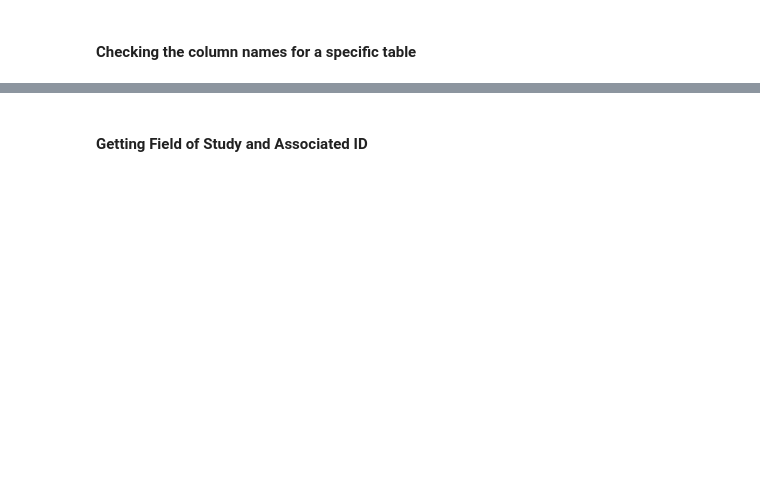
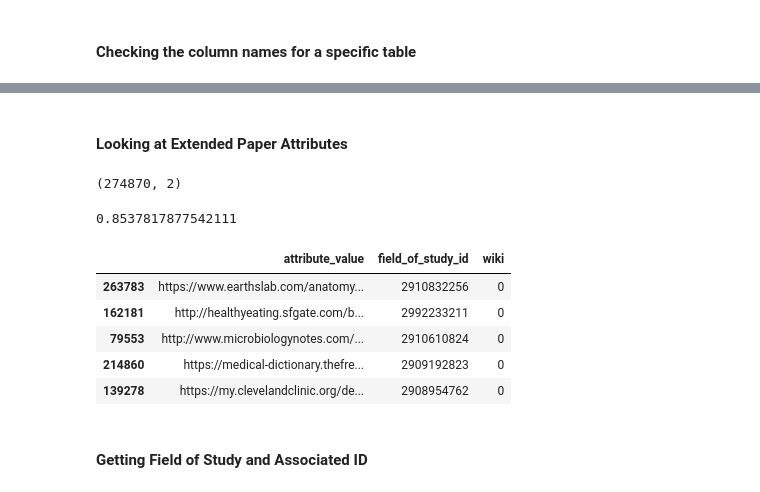
Before and after one commit to jpbarret13/MAG-model-code, a Jupyter notebook: POC/Exploration.ipynb, the cells around one changed output, grey strips where cells are left out. Drawn from its saved outputs; the diff is of its cells as text; code cells hidden in the pictures; blank space fills up the shorter version.

```diff
--- a/POC/Exploration.ipynb
+++ b/POC/Exploration.ipynb
@@ -86 +80,3 @@ child_field_of_study_id
 field_of_study_id
+# %% [markdown]
+#### Looking at Extended Paper Attributes
@@ -87,3 +87,26 @@ field_of_study_id
+# %%
+cursor.execute("ROLLBACK;")
+cursor.execute(query)
+att_df = cursor.fetch_dataframe()
+att_df.shape
+# %% [output]
+(274870, 2)
+# %%
+att_df['wiki'] = att_df['attribute_value'].apply(lambda x: 1 if (x.startswith('http://en.wikipedia') |
+                                                                 x.startswith('https://en.wikipedia')) else 0)
+# %%
+att_df['wiki'].mean()
+# %% [output]
+0.8537817877542111
+# %%
+att_df[att_df['wiki']!=1].sample(5)
+# %% [output]
+|  | attribute_value | field_of_study_id | wiki |
+| 263783 | https://www.earthslab.com/anatomy... | 2910832256 | 0 |
+| 162181 | http://healthyeating.sfgate.com/b... | 2992233211 | 0 |
+| 79553 | http://www.microbiologynotes.com/... | 2910610824 | 0 |
+| 214860 | https://medical-dictionary.thefre... | 2909192823 | 0 |
+| 139278 | https://my.clevelandclinic.org/de... | 2908954762 | 0 |
 # %% [markdown]
 #### Getting Field of Study and Associated ID
 # %%
```
Also changed, not shown: parts of 10 cells of this notebook, 2 other files.
